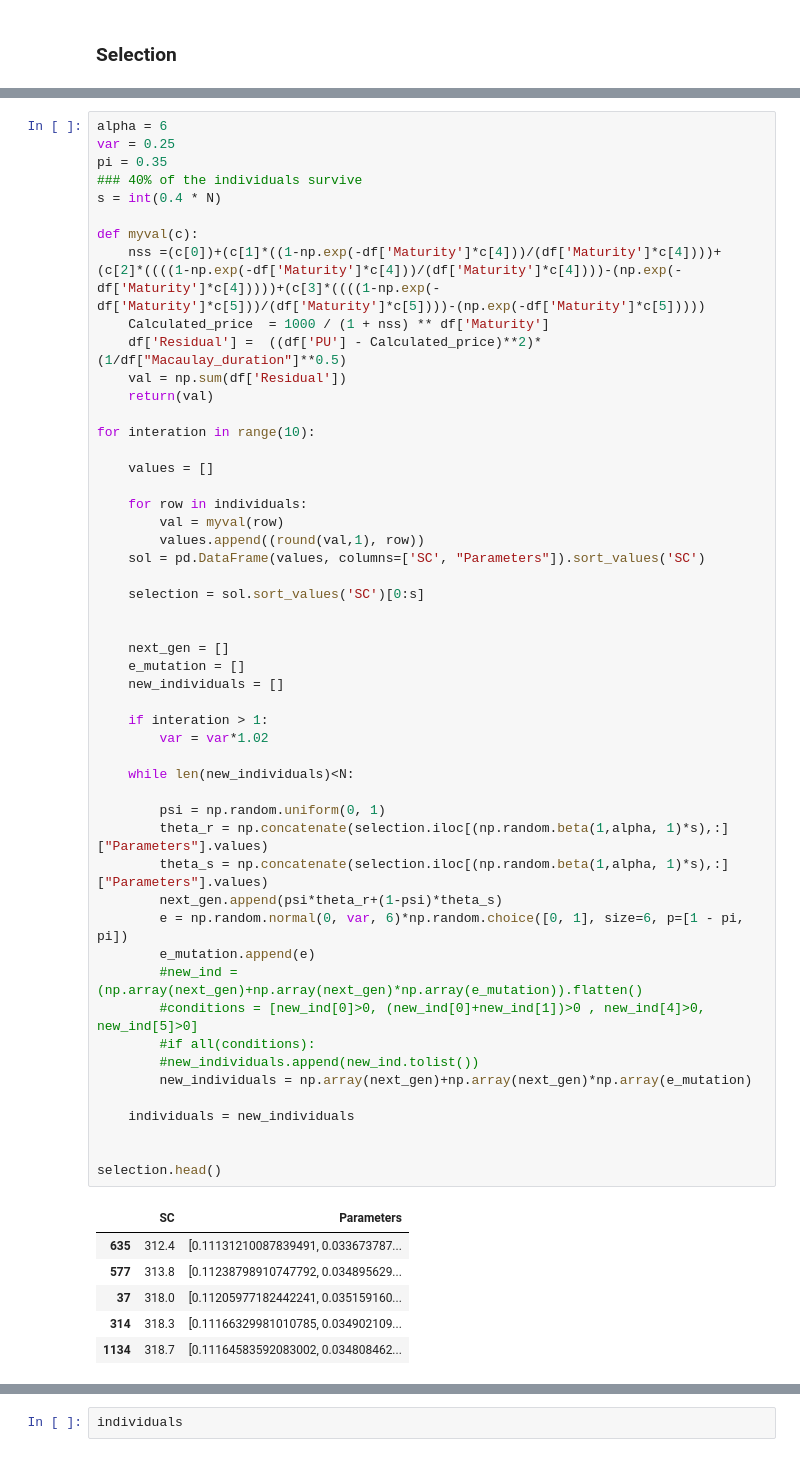
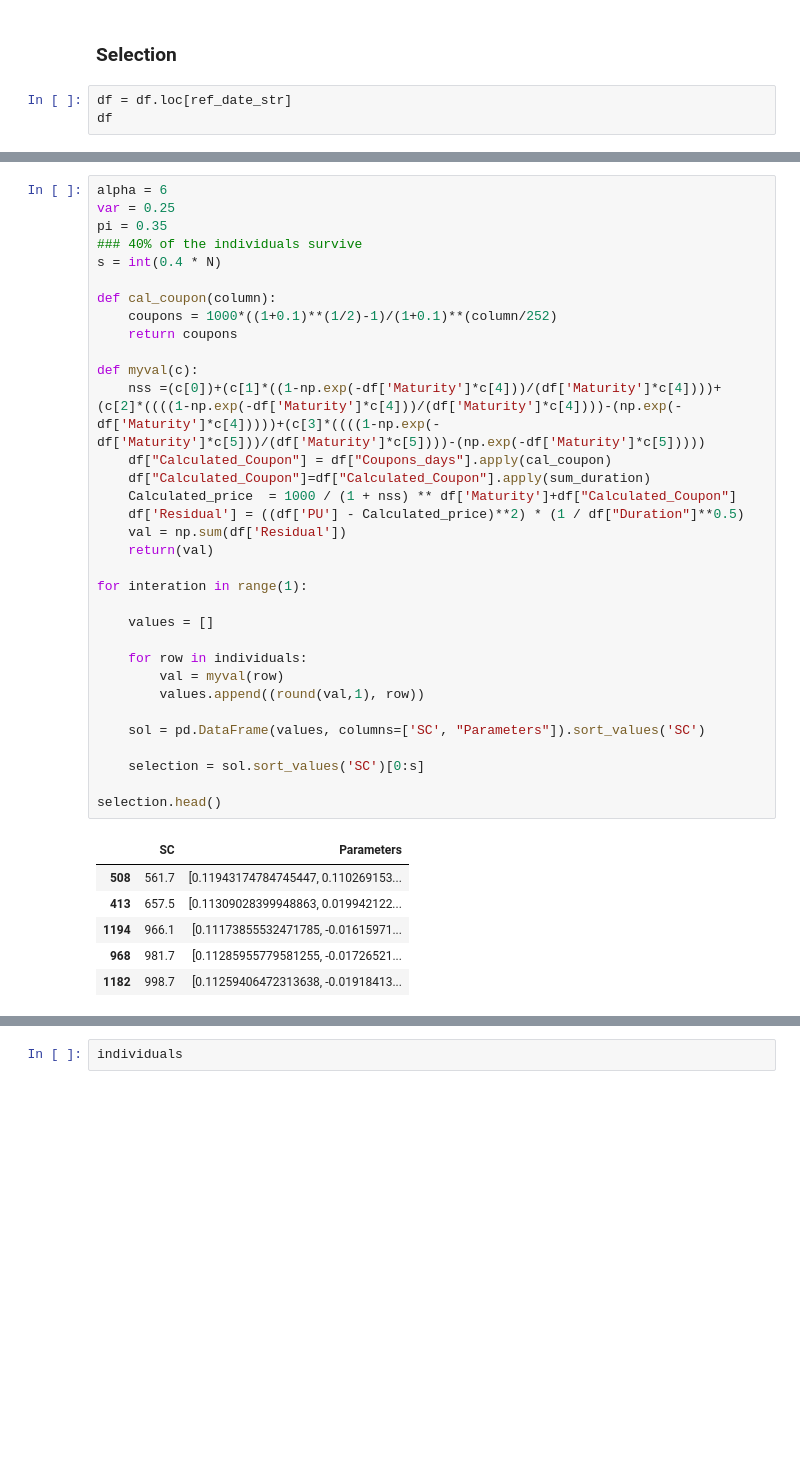
Before and after one commit to araujogab/Genetic-Algorithm, a Jupyter notebook: Svensson - v3.ipynb, the cells around one changed output, grey strips where cells are left out. Cells and saved outputs as stored; diff of their text form; blank space fills up the shorter version.

```diff
--- a/Svensson - v3.ipynb
+++ b/Svensson - v3.ipynb
@@ -173,3 +173,6 @@ update(beta_approx,beta_star_2)
 individuals = np.concatenate((beta_previous.T, beta_approx.T), axis=0)
 # %% [markdown]
 ### Selection
+# %%
+df = df.loc[ref_date_str]
+df
@@ -176,58 +199,40 @@ individuals = np.concatenate((beta_previous.T, beta_approx.T), axis=0)
 # %%
 alpha = 6
 var = 0.25
 pi = 0.35
 ### 40% of the individuals survive
 s = int(0.4 * N)
 
+def cal_coupon(column):
+    coupons = 1000*((1+0.1)**(1/2)-1)/(1+0.1)**(column/252)
+    return coupons
+
 def myval(c):
     nss =(c[0])+(c[1]*((1-np.exp(-df['Maturity']*c[4]))/(df['Maturity']*c[4])))+(c[2]*((((1-np.exp(-df['Maturity']*c[4]))/(df['Maturity']*c[4])))-(np.exp(-df['Maturity']*c[4]))))+(c[3]*((((1-np.exp(-df['Maturity']*c[5]))/(df['Maturity']*c[5])))-(np.exp(-df['Maturity']*c[5]))))
-    Calculated_price  = 1000 / (1 + nss) ** df['Maturity']
-    df['Residual'] =  ((df['PU'] - Calculated_price)**2)*(1/df["Macaulay_duration"]**0.5)
+    df["Calculated_Coupon"] = df["Coupons_days"].apply(cal_coupon)
+    df["Calculated_Coupon"]=df["Calculated_Coupon"].apply(sum_duration)
+    Calculated_price  = 1000 / (1 + nss) ** df['Maturity']+df["Calculated_Coupon"]
+    df['Residual'] = ((df['PU'] - Calculated_price)**2) * (1 / df["Duration"]**0.5)
     val = np.sum(df['Residual'])
     return(val)
 
-for interation in range(10):
+for interation in range(1):
 
     values = []
 
     for row in individuals:
         val = myval(row)
         values.append((round(val,1), row))
+
     sol = pd.DataFrame(values, columns=['SC', "Parameters"]).sort_values('SC')
 
     selection = sol.sort_values('SC')[0:s]
 
-
-    next_gen = []
-    e_mutation = []
-    new_individuals = []
-
-    if interation > 1:
-        var = var*1.02
-
-    while len(new_individuals)<N:
-
-        psi = np.random.uniform(0, 1)
-        theta_r = np.concatenate(selection.iloc[(np.random.beta(1,alpha, 1)*s),:]["Parameters"].values)
-        theta_s = np.concatenate(selection.iloc[(np.random.beta(1,alpha, 1)*s),:]["Parameters"].values)
-        next_gen.append(psi*theta_r+(1-psi)*theta_s)
-        e = np.random.normal(0, var, 6)*np.random.choice([0, 1], size=6, p=[1 - pi, pi])
-        e_mutation.append(e)
-        #new_ind = (np.array(next_gen)+np.array(next_gen)*np.array(e_mutation)).flatten()
-        #conditions = [new_ind[0]>0, (new_ind[0]+new_ind[1])>0 , new_ind[4]>0, new_ind[5]>0]
-        #if all(conditions):
-        #new_individuals.append(new_ind.tolist())
-        new_individuals = np.array(next_gen)+np.array(next_gen)*np.array(e_mutation)
-
-    individuals = new_individuals
-
-
 selection.head()
 # %% [output]
 |  | SC | Parameters |
-| 635 | 312.4 | [0.11131210087839491, 0.033673787... |
-| 577 | 313.8 | [0.11238798910747792, 0.034895629... |
-| 37 | 318.0 | [0.11205977182442241, 0.035159160... |
-| 314 | 318.3 | [0.11166329981010785, 0.034902109... |
-| 1134 | 318.7 | [0.11164583592083002, 0.034808462... |
+| 508 | 561.7 | [0.11943174784745447, 0.110269153... |
+| 413 | 657.5 | [0.11309028399948863, 0.019942122... |
+| 1194 | 966.1 | [0.11173855532471785, -0.01615971... |
+| 968 | 981.7 | [0.11285955779581255, -0.01726521... |
+| 1182 | 998.7 | [0.11259406472313638, -0.01918413... |
```
Also changed, not shown: parts of 12 cells of this notebook.
